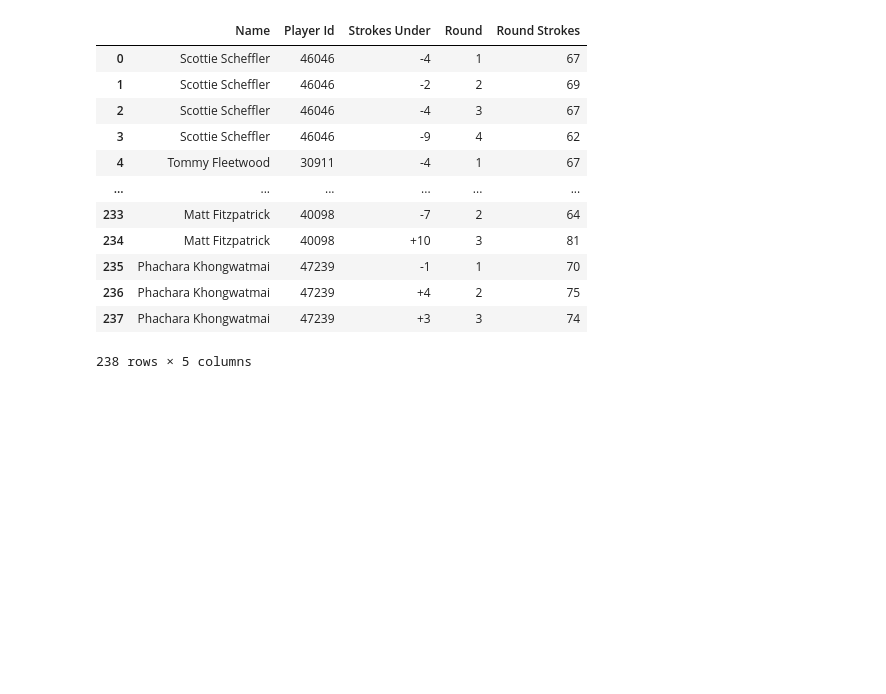
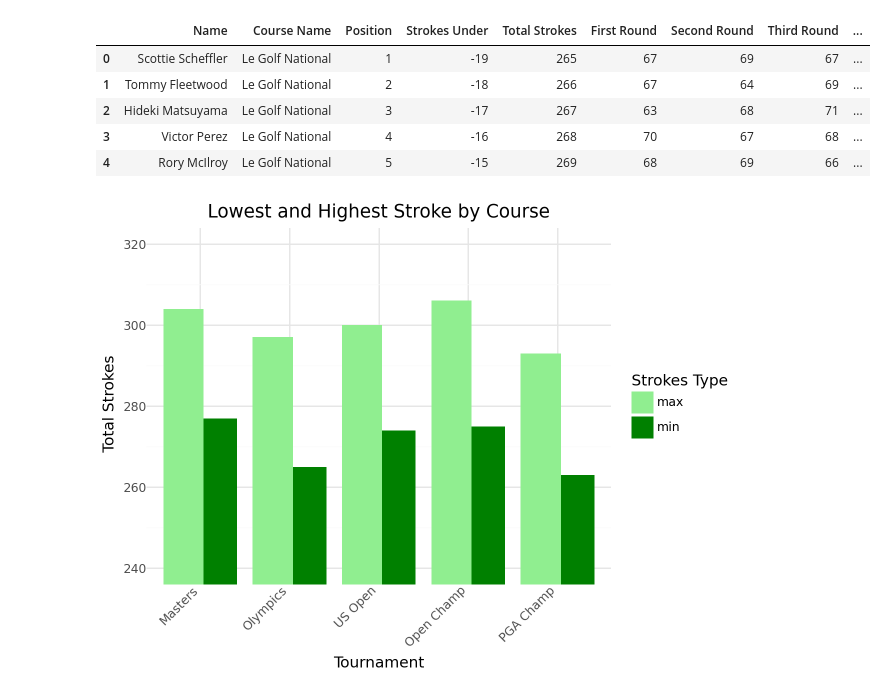
Before and after one commit to annafellars/GolfAPI, a Jupyter notebook: golf.ipynb, the cells around one changed output. Drawn from its saved outputs; the diff is of its cells as text; code cells hidden in the pictures; blank space fills up the shorter version.

```diff
--- a/golf.ipynb
+++ b/golf.ipynb
@@ -71,35 +62,37 @@ scoreboard_df = pd.DataFrame(scoreboard_list)
-# %%
-round_list = []
-data = response.json()
-
-for player in data['leaderboardRows']:
-    first_name = player.get('firstName')
-    last_name = player.get('lastName')
-    full_name = f"{first_name} {last_name}"
-    player_id = player.get('playerId')
-
-    for round in player.get('rounds', []):
-        round_info = {
-            'Name': full_name,
-            'Player Id' : player_id,
-            'Strokes Under' : round.get('scoreToPar'),
-            'Round' : round.get('roundId', {}).get('$numberInt'),
-            'Round Strokes': round.get('strokes', {}).get('$numberInt'),
-        }
-        round_list.append(round_info)
-
-rounds_df = pd.DataFrame(round_list)
-# %% [output]
-|  | Name | Player Id | Strokes Under | Round | Round Strokes |
-| 0 | Scottie Scheffler | 46046 | -4 | 1 | 67 |
-| 1 | Scottie Scheffler | 46046 | -2 | 2 | 69 |
-| 2 | Scottie Scheffler | 46046 | -4 | 3 | 67 |
-| 3 | Scottie Scheffler | 46046 | -9 | 4 | 62 |
-| 4 | Tommy Fleetwood | 30911 | -4 | 1 | 67 |
-| ... | ... | ... | ... | ... | ... |
-| 233 | Matt Fitzpatrick | 40098 | -7 | 2 | 64 |
-| 234 | Matt Fitzpatrick | 40098 | +10 | 3 | 81 |
-| 235 | Phachara Khongwatmai | 47239 | -1 | 1 | 70 |
-| 236 | Phachara Khongwatmai | 47239 | +4 | 2 | 75 |
-| 237 | Phachara Khongwatmai | 47239 | +3 | 3 | 74 |
-238 rows × 5 columns
+# %%
+#filter out players that didn't finish and clean up data types
+scoreboard_df = scoreboard_df[scoreboard_df['Tournament Status'] == 'complete']
+scoreboard_df['Position'] = pd.to_numeric(scoreboard_df['Position'].replace(r'^T', '', regex=True), errors='coerce')
+scoreboard_df['Total Strokes'] = pd.to_numeric(scoreboard_df['Total Strokes'])
+scoreboard_df['First Round'] = pd.to_numeric(scoreboard_df['First Round'])
+scoreboard_df['Second Round'] = pd.to_numeric(scoreboard_df['Second Round'])
+scoreboard_df['Third Round'] = pd.to_numeric(scoreboard_df['Third Round'])
+scoreboard_df['Fourth Round'] = pd.to_numeric(scoreboard_df['Fourth Round'])
+scoreboard_df['Fourth Round Tee Time'] = scoreboard_df['Fourth Round Tee Time'].str.replace('(?i)(am|pm)', r' \1', regex=True)
+scoreboard_df['Fourth Round Tee Time'] = pd.to_datetime(scoreboard_df['Fourth Round Tee Time'], format="%I:%M %p").dt.time
+scoreboard_df.head()
+# %% [output]
+|  | Name | Course Name | Position | Strokes Under | Total Strokes | First Round | Second Round | Third Round | ... |
+| 0 | Scottie Scheffler | Le Golf National | 1 | -19 | 265 | 67 | 69 | 67 | ... |
+| 1 | Tommy Fleetwood | Le Golf National | 2 | -18 | 266 | 67 | 64 | 69 | ... |
+| 2 | Hideki Matsuyama | Le Golf National | 3 | -17 | 267 | 63 | 68 | 71 | ... |
+| 3 | Victor Perez | Le Golf National | 4 | -16 | 268 | 70 | 67 | 68 | ... |
+| 4 | Rory McIlroy | Le Golf National | 5 | -15 | 269 | 68 | 69 | 66 | ... |
+# %%
+mm_df = scoreboard_df.groupby('Course Name')['Total Strokes'].agg(['min', 'max']).reset_index()
+mm_df = mm_df.melt(id_vars='Course Name', value_vars=['min', 'max'],
+                     var_name='Strokes Type', value_name='Strokes')
+
+
+(ggplot(mm_df, aes(x='Course Name', y='Strokes', fill='Strokes Type')) +
+ geom_bar(stat='identity', position=position_dodge(width=0.75)) +
+ labs(title="Lowest and Highest Stroke by Course", x="Tournament", y=" Total Strokes") +
+ scale_fill_manual(values = {'min':'green', 'max':'lightgreen'}) +
+ scale_x_discrete(labels={'Le Golf National': 'Olympics', 'Royal Troon': 'Open Champ', 'Pinehurst Resort & Country Club (Course No. 2)': 'US Open', 'Augusta National Golf Club': 'Masters', 'Valhalla Golf Club':'PGA Champ'}) +
+ coord_cartesian(ylim=(240, 320)) +
+ theme_minimal() +
+ theme(
+  axis_text_x=element_text(rotation=45, ha='right')
+ ))
+# %% [output]
+[figure, added]
```
Also changed, not shown: parts of 8 cells of this notebook, 1 other file.
